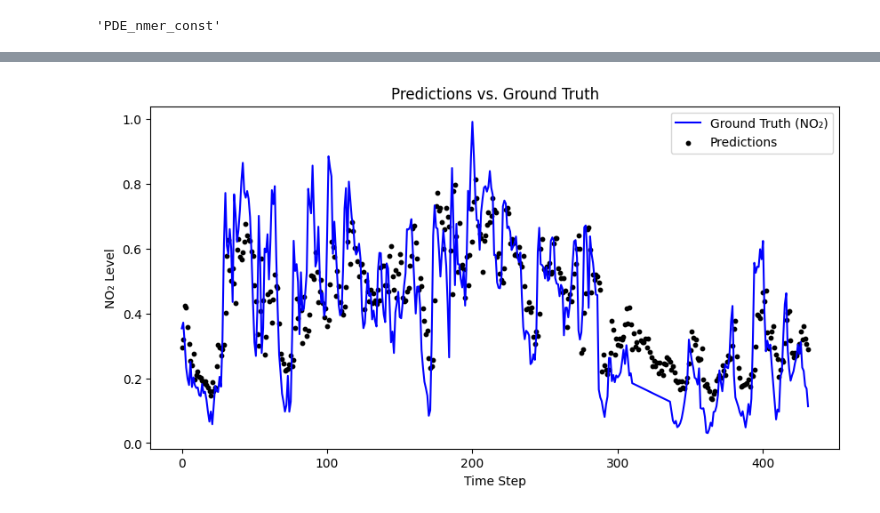
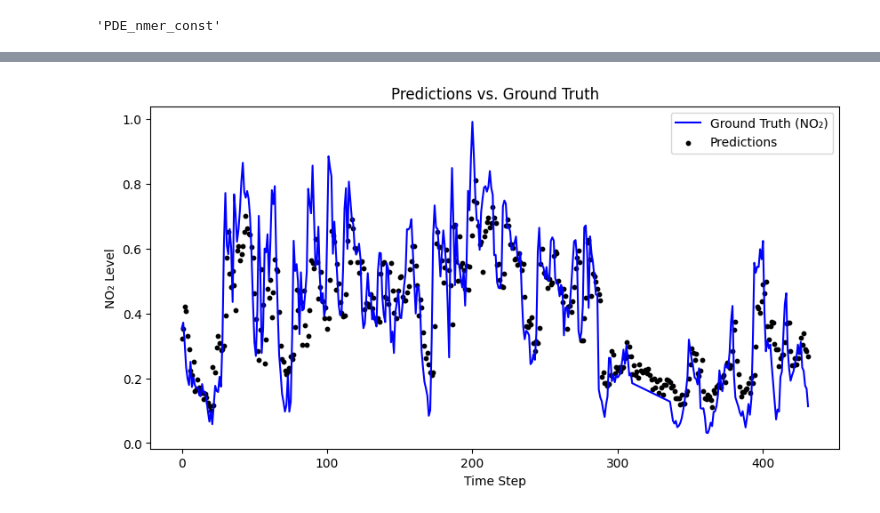
Before and after one commit to CodingMonkey17/forecasting_smog_PEML, a Jupyter notebook: src/run_mlp_pde_nmer_const_2017.ipynb, the cells around one changed output, grey strips where cells are left out. Saved outputs shown, nothing was run; the diff lists cells and outputs as text; code cells hidden in the pictures.

```diff
--- a/src/run_mlp_pde_nmer_const_2017.ipynb
+++ b/src/run_mlp_pde_nmer_const_2017.ipynb
@@ -526,7 +539,7 @@ print(f"Best Hyperparameters saved to {file_path}")
 # %% [markdown]
 ### Read params from file
 # %%
-with open(file_path, "r") as f:
+with open(best_params_file_path, "r") as f:
     best_params = json.load(f)  # Automatically converts it to a dictionary
 
 print("Loaded Best Parameters:", best_params)
@@ -537,7 +552,7 @@ LOSS_FUNC
 # %%
 torch.manual_seed(34)
 # Train the model with the best hyperparameters
-best_model_baseline = BasicMLP(
+best_model = BasicMLP(
     N_INPUT_UNITS=train_dataset.__n_features_in__(),
     N_HIDDEN_LAYERS=best_params["n_hidden_layers"],
     N_HIDDEN_UNITS=best_params["n_hidden_units"],
@@ -550,11 +565,11 @@ train_loader = DataLoader(train_dataset, batch_size=best_params["batch_size"], s
 val_loader = DataLoader(val_dataset, batch_size=best_params["batch_size"], shuffle=False)
 
 # Train the model
-_, training_time = best_model_baseline.train_model(train_loader, val_loader, epochs=50, lr=best_params["lr"], weight_decay=best_params["weight_decay"], lambda_phy= best_params["lambda_phy"], device=device)
+_, training_time = best_model.train_model(train_loader, val_loader, epochs=50, all_y_phy= all_y_phy, lr=best_params["lr"], weight_decay=best_params["weight_decay"], lambda_phy= best_params["lambda_phy"], device=device)
 
 print(f"Training time: {training_time}")
 # Save the trained model
-# torch.save(best_model_baseline.state_dict(), f"{MODEL_PATH}/{MODEL_PATH_NAME}")
-# print(f"Model saved as {MODEL_PATH_NAME} in Model folder")
+torch.save(best_model.state_dict(), f"{MODEL_PATH}/{MODEL_PATH_NAME}")
+print(f"Model saved as {MODEL_PATH_NAME} in Model folder")
 # %% [output]
 Epoch 1/50
@@ -573,7 +592,15 @@ Explicit stepper with a fixed time step did not receive any initial value for `d
+# %%
+best_model = BasicMLP(
+    N_INPUT_UNITS=train_dataset.__n_features_in__(),
+    N_HIDDEN_LAYERS=best_params["n_hidden_layers"],
+    N_HIDDEN_UNITS=best_params["n_hidden_units"],
+    N_OUTPUT_UNITS=train_dataset.__n_features_out__(),
+    loss_function=LOSS_FUNC,
+)
 # %%
 torch.manual_seed(34)  # Set seed for reproducibility
-best_model_baseline.load_state_dict(torch.load(f"{MODEL_PATH}/{MODEL_PATH_NAME}"))
-best_model_baseline.eval()
+best_model.load_state_dict(torch.load(f"{MODEL_PATH}/{MODEL_PATH_NAME}"))
+best_model.eval()
 
 # Create the DataLoader for the test dataset
 test_loader = DataLoader(test_dataset, batch_size=best_params["batch_size"], shuffle=False)
@@ -582,5 +609,5 @@ test_loader = DataLoader(test_dataset, batch_size=best_params["batch_size"], shu
 df_minmax = pd.read_csv(MINMAX_PATH, sep=';')
 min_value = df_minmax["min"].values
 max_value = df_minmax["max"].values
-mse, rmse, smape, inference_time = best_model_baseline.test_model(test_loader, min_value=min_value, max_value=max_value, device="cpu")
+mse, rmse, smape, inference_time = best_model.test_model(test_loader, min_value=min_value, max_value=max_value, device=device)
 # %% [output]
@@ -612,39 +639,39 @@ import torch
 import matplotlib.pyplot as plt
 
 # Ensure the model is in evaluation mode
-best_model_baseline.eval()
+best_model.eval()
 
 y_preds = []
 y_trues = []
 
 # Iterate through the test set and collect predictions & ground truth
 with torch.no_grad():
     for batch in test_loader:
         x_test, y_true = batch  # Get input and ground truth
         x_test = x_test.to("cpu")  # Ensure data is on CPU if needed
 
         # Get predictions
-        y_pred = best_model_baseline(x_test)
+        y_pred = best_model(x_test)
 
         # Store results
         y_preds.append(y_pred.cpu())
         y_trues.append(y_true.cpu())
 
 # Convert lists to tensors
 y_preds = torch.cat(y_preds, dim=0).numpy()
 y_trues = torch.cat(y_trues, dim=0).numpy()
 
 # Plot results
 plt.figure(figsize=(10, 5))
 plt.plot(y_trues.flatten(), label="Ground Truth (NO₂)", linestyle="-", color="blue")
 plt.scatter(range(len(y_preds.flatten())), y_preds.flatten(), label="Predictions", color="black", s=10)
 
 plt.xlabel("Time Step")
 plt.ylabel("NO₂ Level")
 plt.title("Predictions vs. Ground Truth")
 plt.legend()
 #save the plot
 plt.savefig(f"{RESULTS_PATH}/plots/{PLOT_FILENAME}")
 plt.show()
 # %% [output]
-[figure, old version]
+[figure, new version]
```
Also changed, not shown: parts of 29 cells of this notebook, 13 other files.
